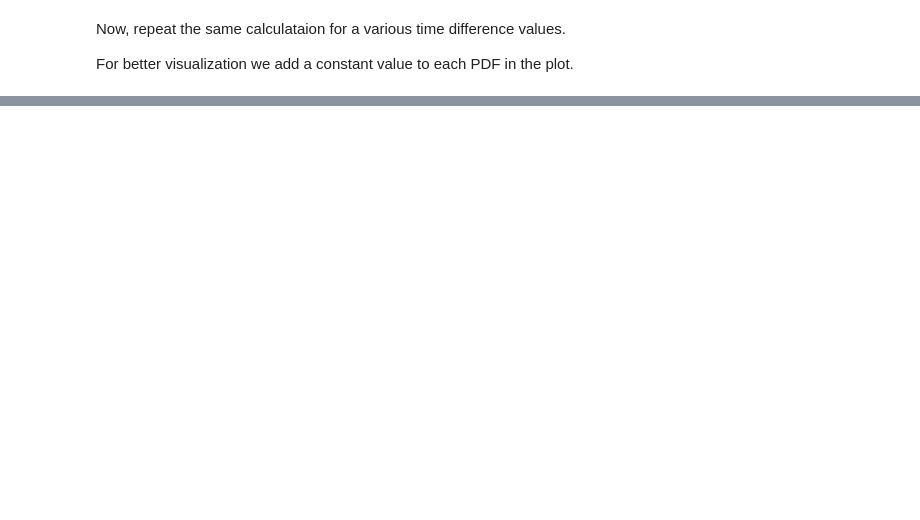
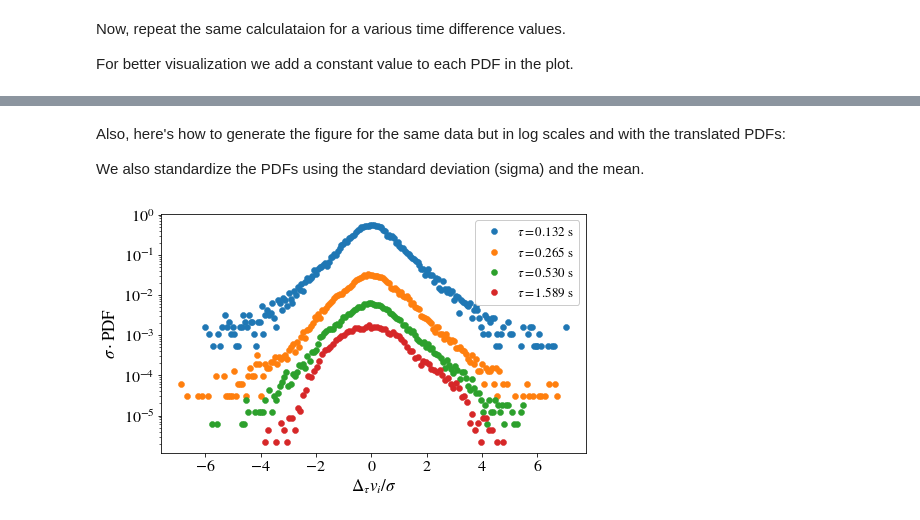
Before and after one commit to OpenPTV/lagrangian_plotting_library, a Jupyter notebook: Tutorials.ipynb, the cells around one changed output, grey strips where cells are left out. Cells and saved outputs as stored; diff of their text form; code cells hidden in the pictures; blank space fills up the shorter version.

```diff
--- a/Tutorials.ipynb
+++ b/Tutorials.ipynb
@@ -269,0 +274,42 @@ plt.tight_layout()
+# %% [markdown]
+Also, here's how to generate the figure for the same data but in log scales and with the translated PDFs:
+
+We also standardize the PDFs using the standard deviation (sigma) and the mean.
+# %%
+dt_list = [5, 10, 20, 60]    # time difference    (tau)
+axis = 0                      # velocity component (i)
+
+
+fig, ax = plt.subplots()
+
+
+for i in range(len(dt_list)):
+
+    dt = dt_list[i]
+    delta_v_list = []
+
+    for traj in traj_list:
+        v_t = traj.velocity()[:-dt,axis]
+        v_t_plus_tau = traj.velocity()[dt:,axis]
+        delta_v = v_t_plus_tau - v_t
+        delta_v_list += list(delta_v)
+
+    hist = np.histogram(delta_v_list, bins='auto', normed=True)
+    x_ = 0.5 * (hist[1][1:] + hist[1][:-1])
+    y_ = hist[0]
+
+    label = r'$\tau = %.3f$ s'%(dt / FPS)
+
+    mean = np.mean(delta_v_list)
+    sigma = np.std(delta_v_list)
+
+    ax.semilogy((x_ - mean)/sigma, y_ * sigma * (i+1)**-4, 'o', label=label)
+
+ax.legend()
+
+ax.set_xlabel(r'$\Delta_\tau v_i / \sigma$')
+ax.set_ylabel(r'$\sigma \cdot \mathrm{PDF}$')
+
+plt.tight_layout()
+# %% [output]
+[figure, added]
```
Also changed, not shown: parts of 2 cells of this notebook.
